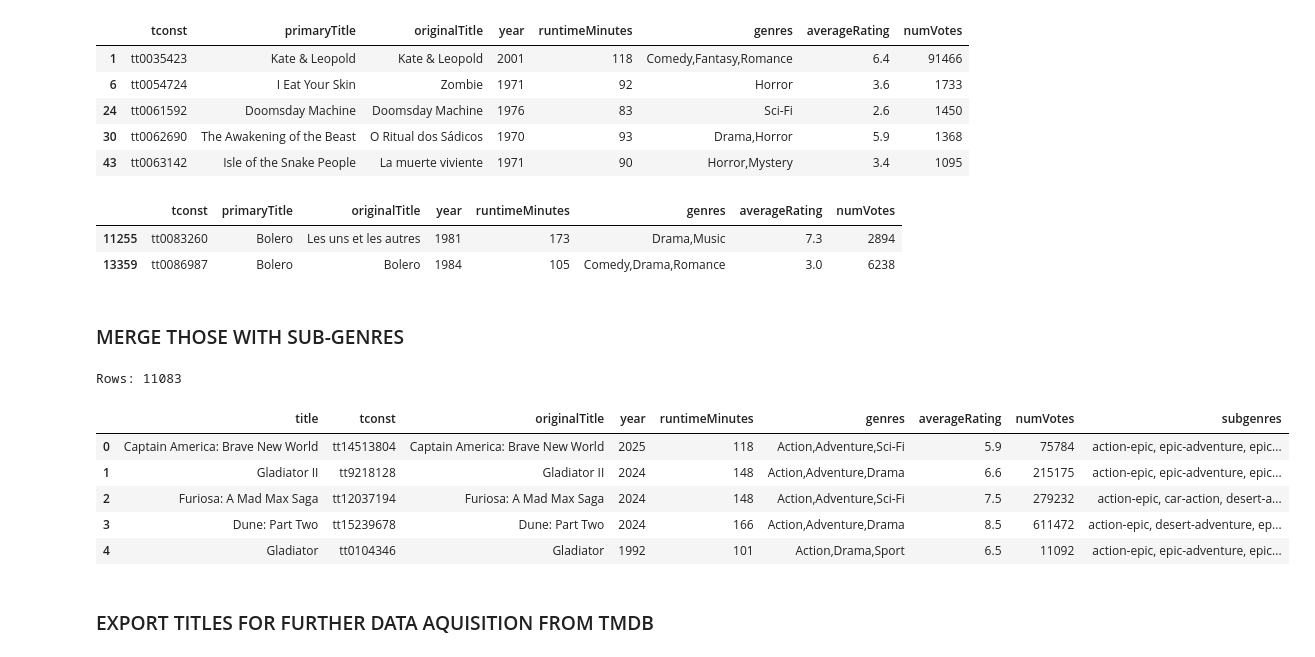
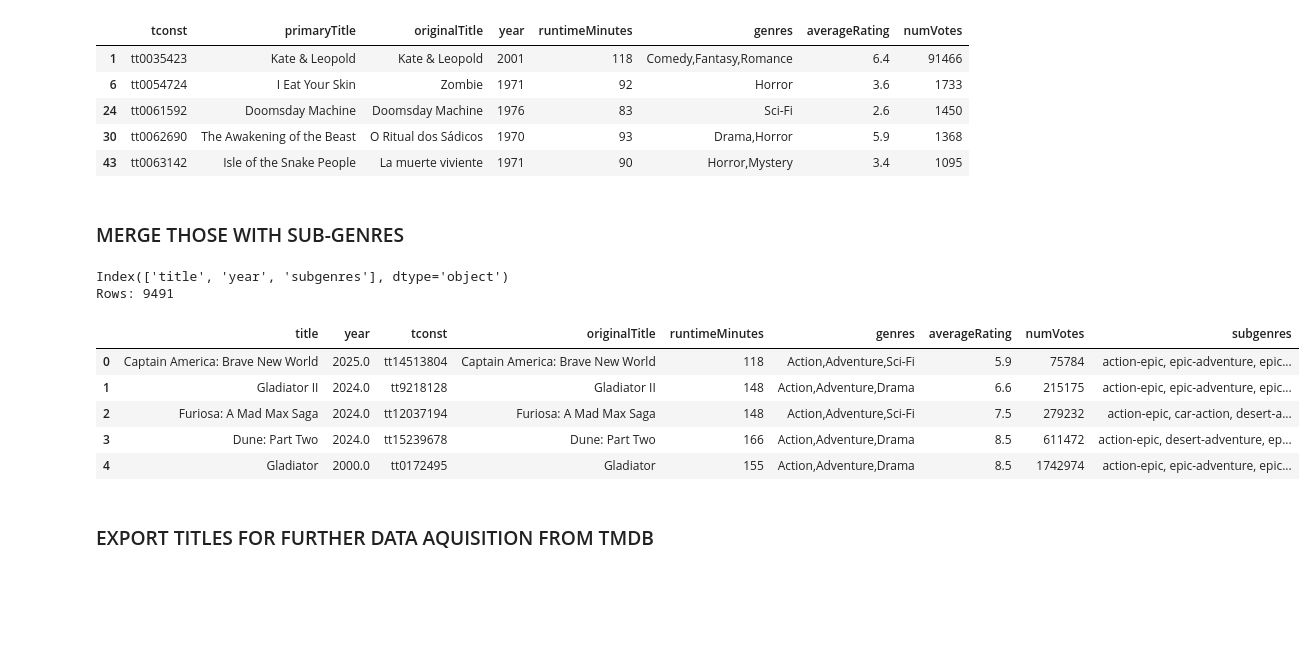
Before and after one commit to joerich1/back_to_the_feature, a Jupyter notebook: data/join datasets.ipynb, the cells around one changed output. Cells and saved outputs as stored; diff of their text form; code cells hidden in the pictures; blank space fills up the shorter version.

```diff
--- a/data/join datasets.ipynb
+++ b/data/join datasets.ipynb
@@ -97,36 +97,32 @@ Rows: 39339
 | 24 | tt0061592 | Doomsday Machine | Doomsday Machine | 1976 | 83 | Sci-Fi | 2.6 | 1450 |
 | 30 | tt0062690 | The Awakening of the Beast | O Ritual dos Sádicos | 1970 | 93 | Drama,Horror | 5.9 | 1368 |
 | 43 | tt0063142 | Isle of the Snake People | La muerte viviente | 1971 | 90 | Horror,Mystery | 3.4 | 1095 |
-# %%
-df_merged_filtered[df_merged_filtered["primaryTitle"] == "Bolero"]
-# %% [output]
-|  | tconst | primaryTitle | originalTitle | year | runtimeMinutes | genres | averageRating | numVotes |
-| 11255 | tt0083260 | Bolero | Les uns et les autres | 1981 | 173 | Drama,Music | 7.3 | 2894 |
-| 13359 | tt0086987 | Bolero | Bolero | 1984 | 105 | Comedy,Drama,Romance | 3.0 | 6238 |
 # %% [markdown]
 ### MERGE THOSE WITH SUB-GENRES
 # %%
 import ast
 
 df_subgenres = pd.read_csv("IMDb/titles_subgenres.csv")
-df_merged2 = df_subgenres.merge(df_merged_filtered, how="inner", left_on="title", right_on="primaryTitle")
+print(df_subgenres.columns)
+df_merged2 = df_subgenres.merge(df_merged_filtered, how="inner", left_on=["title", "year"], right_on=["primaryTitle", "year"])
 
 # CLEAN
 df_merged2["subgenres"] = df_merged2["subgenres"].apply(lambda x: ast.literal_eval(x) if isinstance(x, str) else x)
 df_merged2["subgenres_str"] = df_merged2["subgenres"].apply(lambda x: ", ".join(x))
 df_merged2 = df_merged2.drop(columns=["subgenres", "primaryTitle"])
 df_merged2 = df_merged2.rename(columns={"subgenres_str": "subgenres"})
 
 print(f"Rows: {len(df_merged2)}")
 df_merged2.head()
 # %% [output]
-Rows: 11083
+Index(['title', 'year', 'subgenres'], dtype='object')
+Rows: 9491
-|  | title | tconst | originalTitle | year | runtimeMinutes | genres | averageRating | numVotes | subgenres |
-| 0 | Captain America: Brave New World | tt14513804 | Captain America: Brave New World | 2025 | 118 | Action,Adventure,Sci-Fi | 5.9 | 75784 | action-epic, epic-adventure, epic... |
-| 1 | Gladiator II | tt9218128 | Gladiator II | 2024 | 148 | Action,Adventure,Drama | 6.6 | 215175 | action-epic, epic-adventure, epic... |
-| 2 | Furiosa: A Mad Max Saga | tt12037194 | Furiosa: A Mad Max Saga | 2024 | 148 | Action,Adventure,Sci-Fi | 7.5 | 279232 | action-epic, car-action, desert-a... |
-| 3 | Dune: Part Two | tt15239678 | Dune: Part Two | 2024 | 166 | Action,Adventure,Drama | 8.5 | 611472 | action-epic, desert-adventure, ep... |
-| 4 | Gladiator | tt0104346 | Gladiator | 1992 | 101 | Action,Drama,Sport | 6.5 | 11092 | action-epic, epic-adventure, epic... |
+|  | title | year | tconst | originalTitle | runtimeMinutes | genres | averageRating | numVotes | subgenres |
+| 0 | Captain America: Brave New World | 2025.0 | tt14513804 | Captain America: Brave New World | 118 | Action,Adventure,Sci-Fi | 5.9 | 75784 | action-epic, epic-adventure, epic... |
+| 1 | Gladiator II | 2024.0 | tt9218128 | Gladiator II | 148 | Action,Adventure,Drama | 6.6 | 215175 | action-epic, epic-adventure, epic... |
+| 2 | Furiosa: A Mad Max Saga | 2024.0 | tt12037194 | Furiosa: A Mad Max Saga | 148 | Action,Adventure,Sci-Fi | 7.5 | 279232 | action-epic, car-action, desert-a... |
+| 3 | Dune: Part Two | 2024.0 | tt15239678 | Dune: Part Two | 166 | Action,Adventure,Drama | 8.5 | 611472 | action-epic, desert-adventure, ep... |
+| 4 | Gladiator | 2000.0 | tt0172495 | Gladiator | 155 | Action,Adventure,Drama | 8.5 | 1742974 | action-epic, epic-adventure, epic... |
 # %% [markdown]
 ### EXPORT TITLES FOR FURTHER DATA AQUISITION FROM TMDB
 # %%
```
Also changed, not shown: parts of 11 cells of this notebook, 5 other files.
